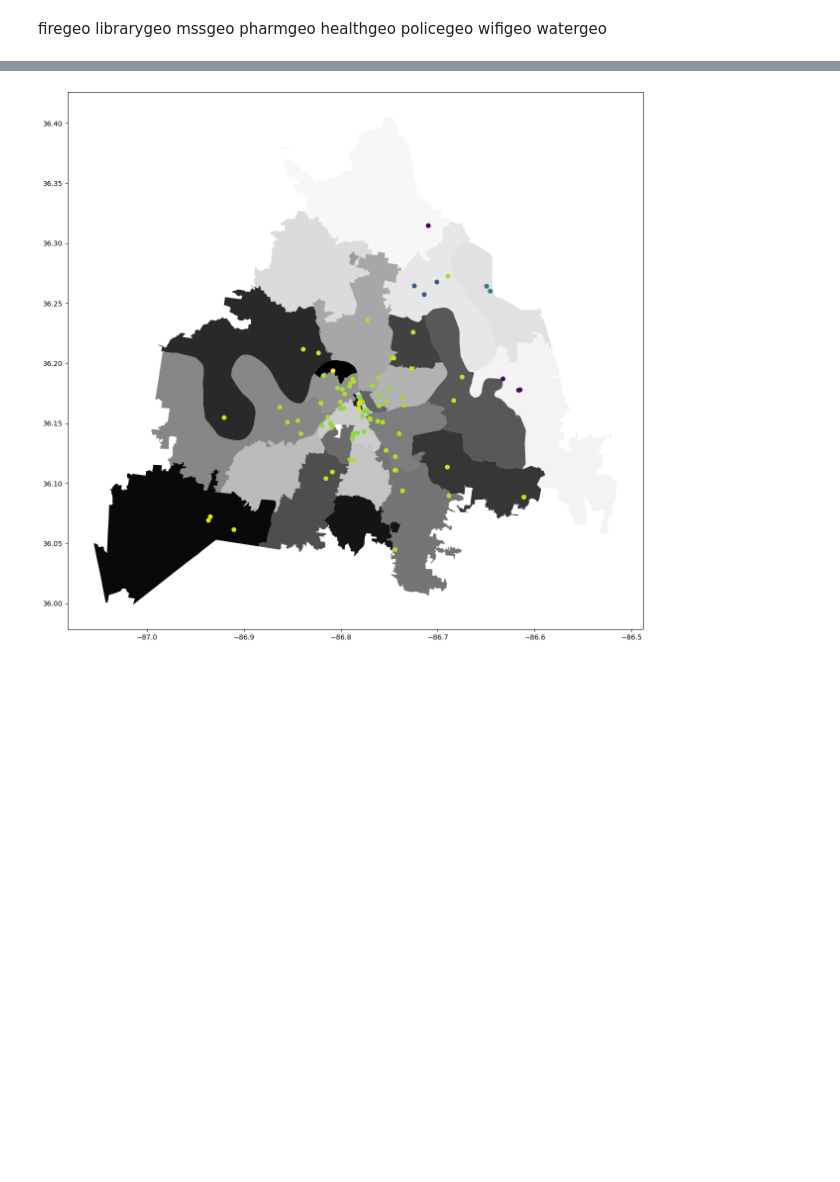
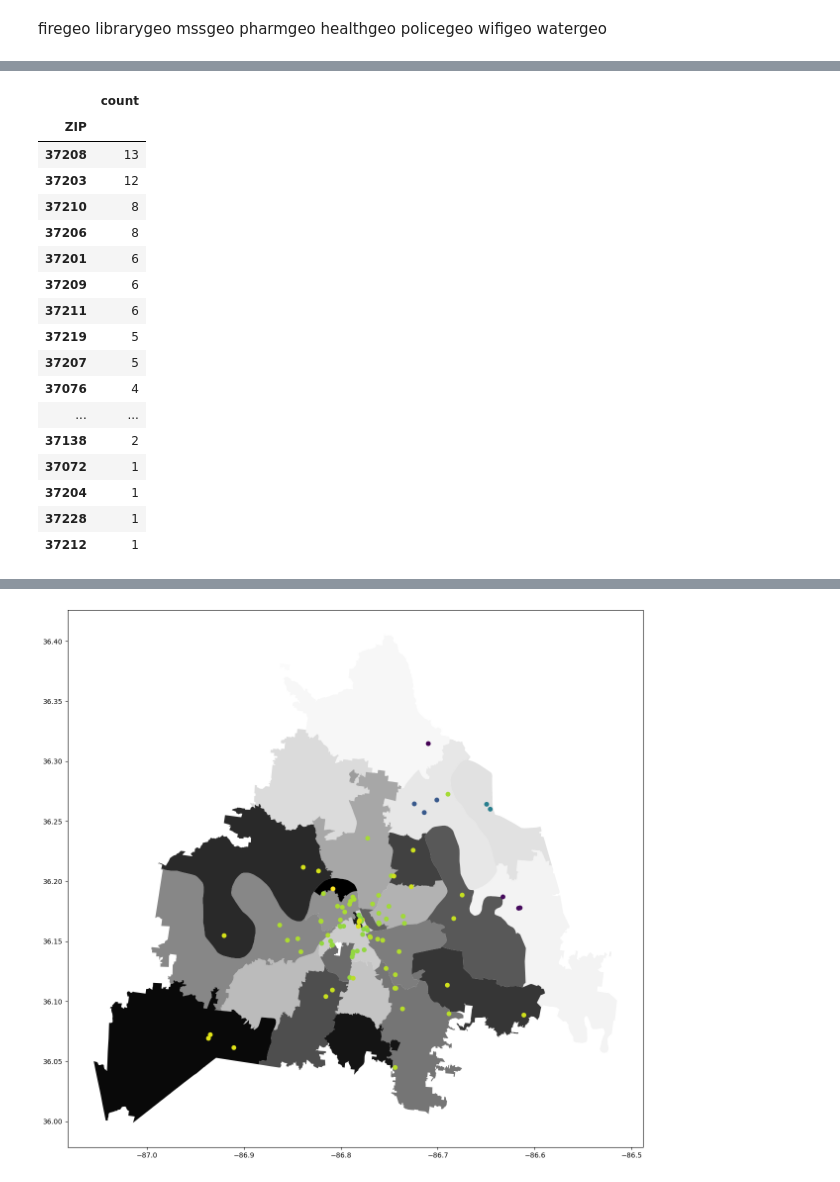
Before and after one commit to Luna-Agora/caps, a Jupyter notebook: notebooks/davidson_geo_folium.ipynb, the cells around one changed output, grey strips where cells are left out. Drawn from its saved outputs; the diff is of its cells as text; code cells hidden in the pictures; blank space fills up the shorter version.

```diff
--- a/notebooks/davidson_geo_folium.ipynb
+++ b/notebooks/davidson_geo_folium.ipynb
@@ -539,6 +577,27 @@ water_by_zip = gpd.sjoin(watergeo, project)
 # %%
 wifi_count = wifi_by_zip.ZIP.value_counts().to_frame()
 wifi_count.to_csv('wifi_count.csv')
+# %%
+wifi_count
+# %% [output]
+|  | count |
+| ZIP |  |
+| 37208 | 13 |
+| 37203 | 12 |
+| 37210 | 8 |
+| 37206 | 8 |
+| 37201 | 6 |
+| 37209 | 6 |
+| 37211 | 6 |
+| 37219 | 5 |
+| 37207 | 5 |
+| 37076 | 4 |
+| ... | ... |
+| 37138 | 2 |
+| 37072 | 1 |
+| 37204 | 1 |
+| 37228 | 1 |
+| 37212 | 1 |
 # %%
 water_count = water_by_zip.zip.value_counts().to_frame()
 water_count.to_csv('water_count.csv')
```
Also changed, not shown: parts of 9 cells of this notebook, 4 other files.
